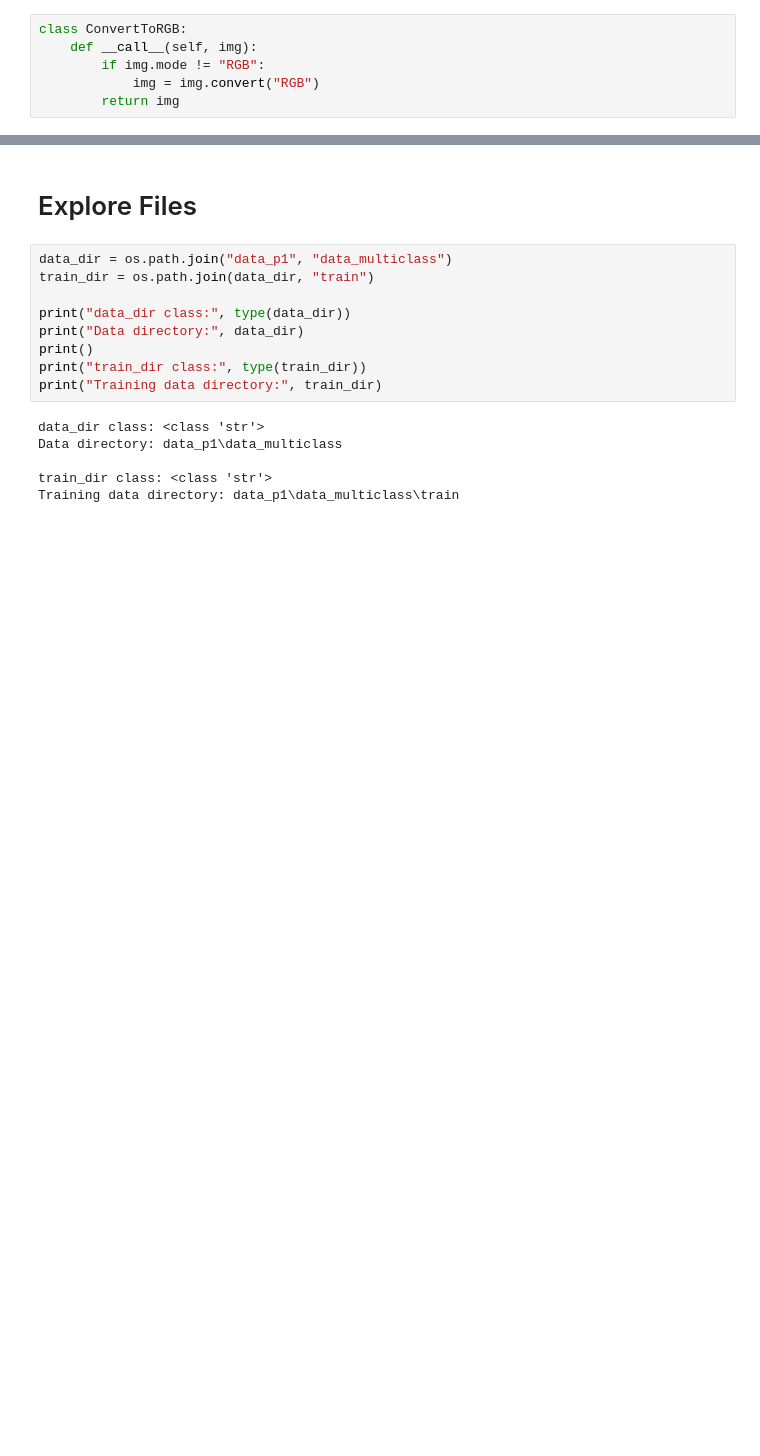
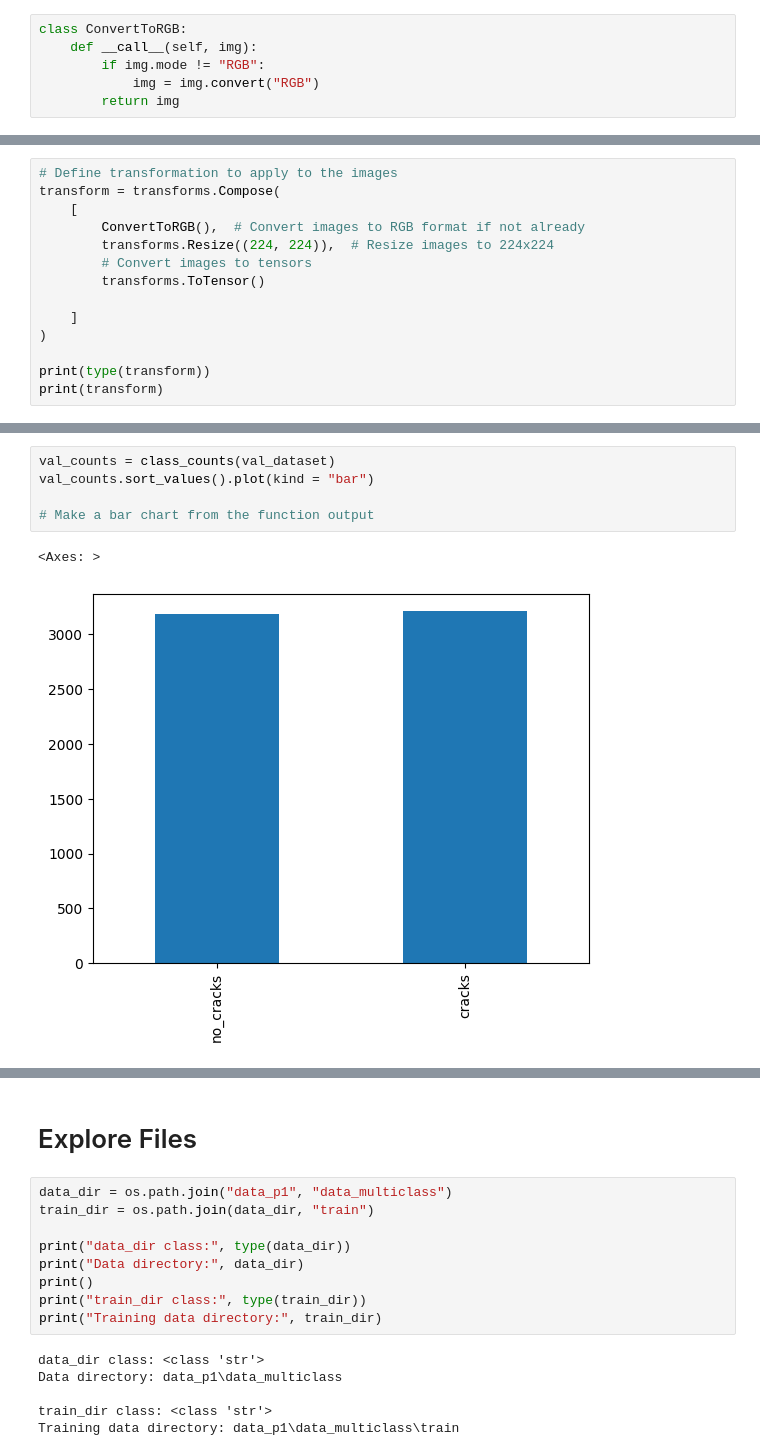
Before and after one commit to munesh9799/Concrete_Crack_Detection, a Jupyter notebook: main.ipynb, the cells around one changed output, grey strips where cells are left out. Drawn from its saved outputs; the diff is of its cells as text; blank space fills up the shorter version.

```diff
--- a/main.ipynb
+++ b/main.ipynb
@@ -88,0 +105,14 @@ transform = transforms.Compose(
+# %%
+# Define transformation to apply to the images
+transform = transforms.Compose(
+    [
+        ConvertToRGB(),  # Convert images to RGB format if not already
+        transforms.Resize((224, 224)),  # Resize images to 224x224
+        # Convert images to tensors
+        transforms.ToTensor()
+
+    ]
+)
+
+print(type(transform))
+print(transform)
@@ -98,0 +190,8 @@ FileNotFoundError: [Errno 2] No such file or directory: 'data_p1/data_multiclass
+# %%
+val_counts = class_counts(val_dataset)
+val_counts.sort_values().plot(kind = "bar")
+
+# Make a bar chart from the function output
+# %% [output]
+<Axes: >
+[figure, added]
```
Also changed, not shown: parts of 52 cells of this notebook.
